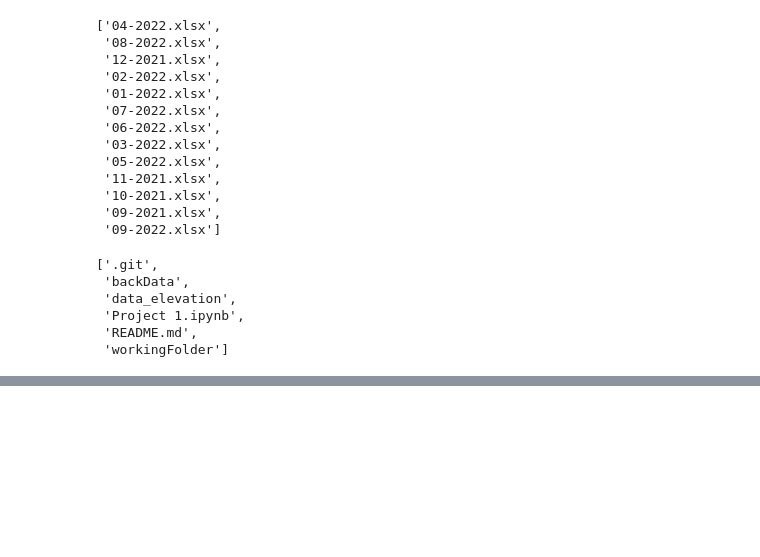
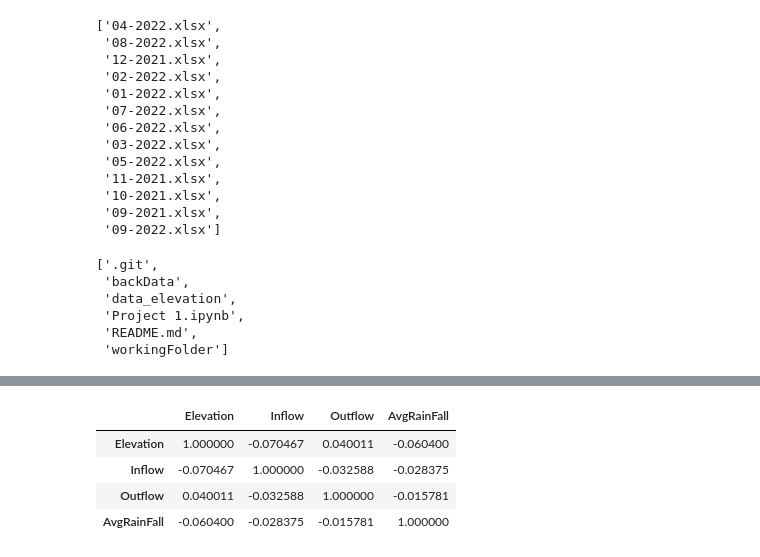
Before and after one commit to nathanpaul423/Project-Magat-Reservoir-Elevation-prediction, a Jupyter notebook: Project 1.ipynb, the cells around one changed output, grey strips where cells are left out. Saved outputs shown, nothing was run; the diff lists cells and outputs as text; code cells hidden in the pictures; blank space fills up the shorter version.

```diff
--- a/Project 1.ipynb
+++ b/Project 1.ipynb
@@ -166,0 +185,8 @@ os.listdir('c:\\Users\\Tokwa\\Documents\\GitHub\\Project-1---Magat-Reservoir-Ele
+# %%
+df.corr()
+# %% [output]
+|  | Elevation | Inflow | Outflow | AvgRainFall |
+| Elevation | 1.000000 | -0.070467 | 0.040011 | -0.060400 |
+| Inflow | -0.070467 | 1.000000 | -0.032588 | -0.028375 |
+| Outflow | 0.040011 | -0.032588 | 1.000000 | -0.015781 |
+| AvgRainFall | -0.060400 | -0.028375 | -0.015781 | 1.000000 |
```
Also changed, not shown: parts of 19 cells of this notebook.
